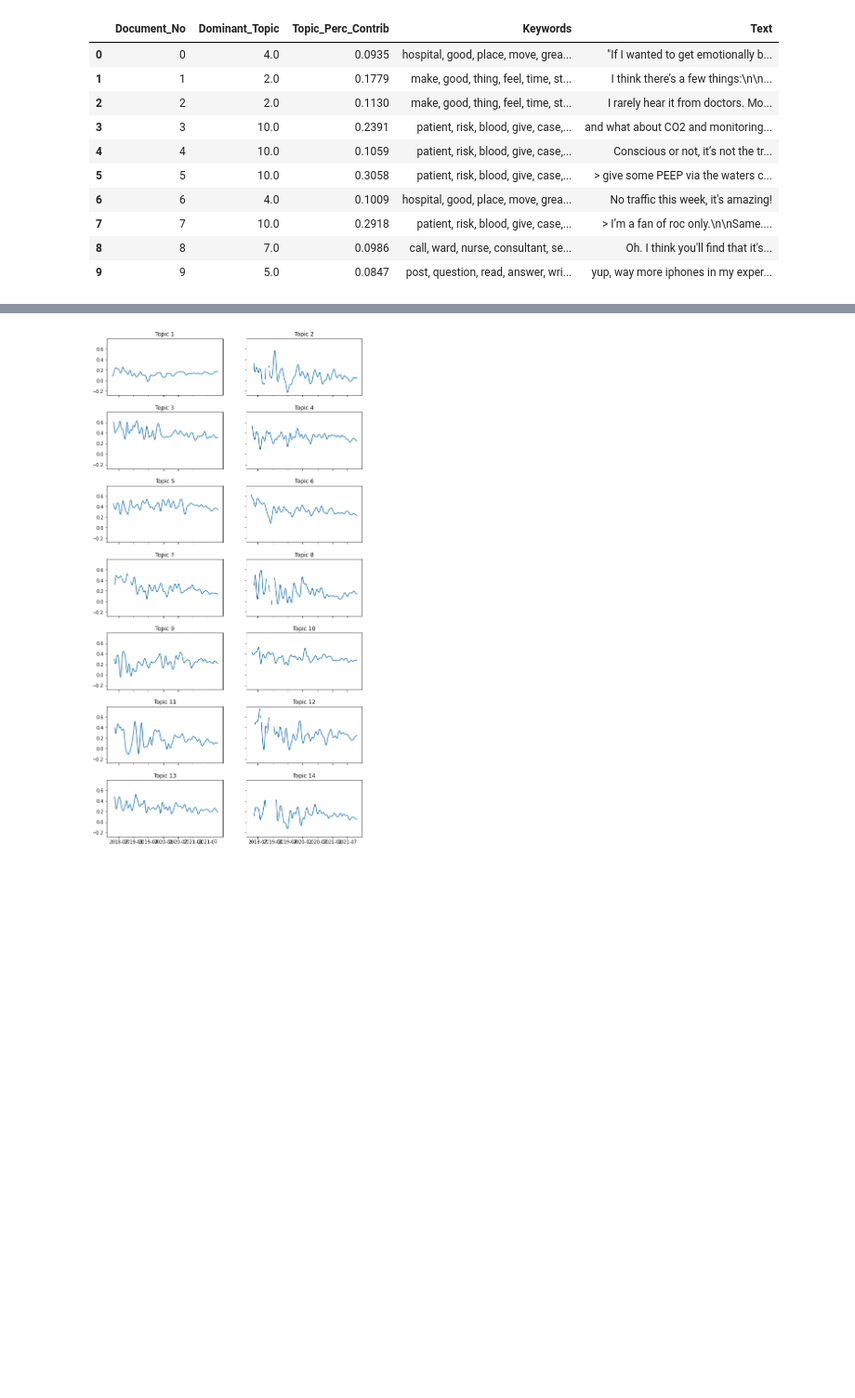
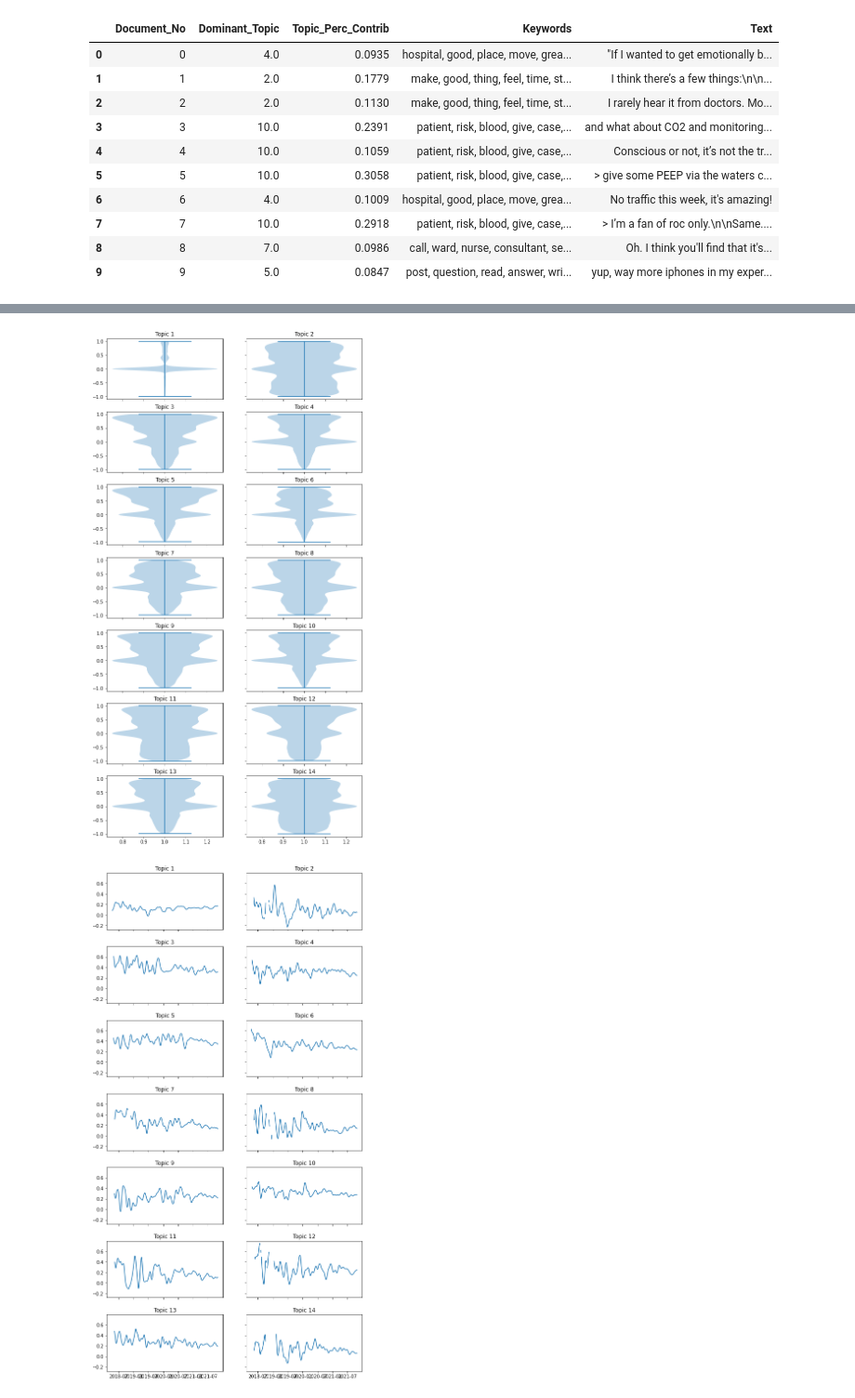
Before and after one commit to StuMaitland/reddit_scraper, a Jupyter notebook: lda_test.ipynb, the cells around one changed output, grey strips where cells are left out. Shown at 93% size. Drawn from its saved outputs; the diff is of its cells as text; code cells hidden in the pictures; blank space fills up the shorter version.

Commit message:
Added violin plot for analysis of sentiment

```diff
--- a/lda_test.ipynb
+++ b/lda_test.ipynb
@@ -325,3 +311,13 @@ Name: sentiment, dtype: float64
+# %%
+fig, axs = plt.subplots(nrows=7, ncols=2, sharex=True, sharey=True)
+axs = axs.flatten()
+for n, topic_n in enumerate(set(df_dominant_topic['Dominant_Topic'])):
+    grouped=df_dominant_topic[df_dominant_topic['Dominant_Topic']==topic_n]
+    axs[n].violinplot(grouped['sentiment'])
+    axs[n].title.set_text('Topic {}'.format(n+1))
+plt.gcf().set_facecolor('white')
+# %% [output]
+[figure, added]
 # %%
 duration = 60
 # For topic in topics:
```
Also changed, not shown: parts of 3 cells of this notebook.
